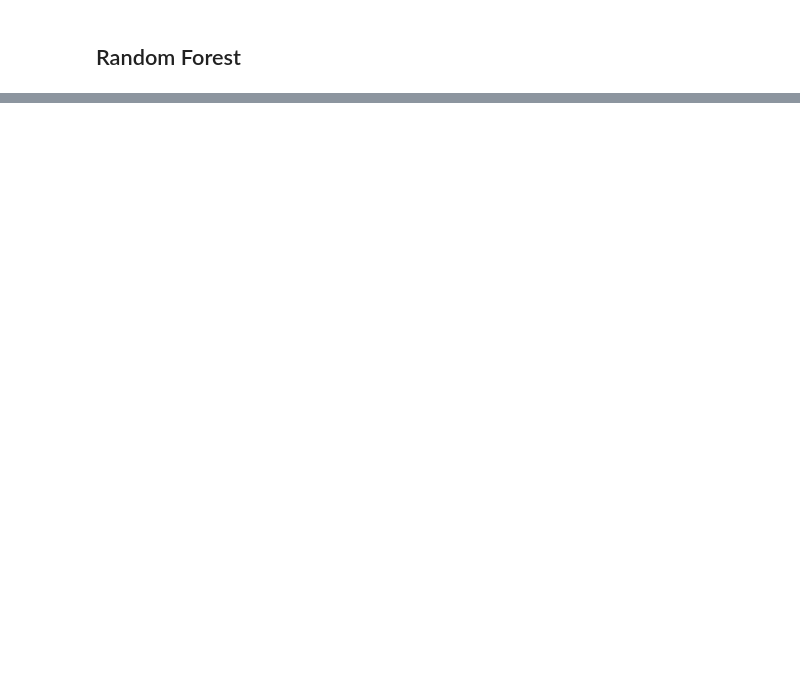
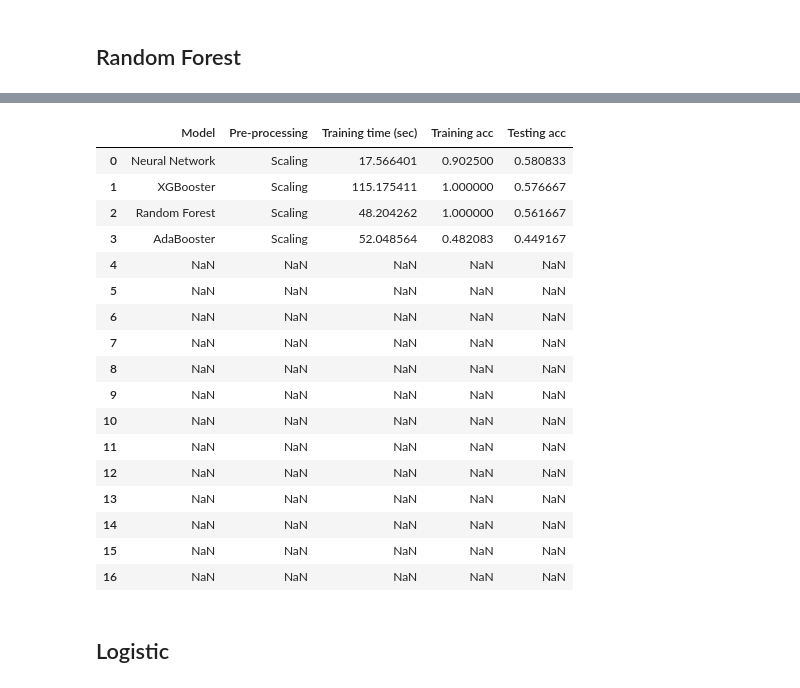
Before and after one commit to haochu-liu/SML_practical, a Jupyter notebook: all_models.ipynb, the cells around one changed output, grey strips where cells are left out. Drawn from its saved outputs; the diff is of its cells as text; code cells hidden in the pictures; blank space fills up the shorter version.

```diff
--- a/all_models.ipynb
+++ b/all_models.ipynb
@@ -303,0 +266,32 @@ performance
+# %%
+performance.iloc[i, 0] = 'AdaBooster'
+performance.iloc[i, 1] = 'Scaling'
+# %%
+from sklearn.ensemble import AdaBoostClassifier
+
+
+model = AdaBoostClassifier(random_state=42)
+performance.iloc[i, 2:5], y_train_pred_m, y_val_pred_m  = fit_model(model, 'search_param/abc_param.json', 'scaler',
+    X_train_sc, y_train_encoded, X_val_sc, y_val_encoded)
+
+i += 1
+performance
+# %% [output]
+|  | Model | Pre-processing | Training time (sec) | Training acc | Testing acc |
+| 0 | Neural Network | Scaling | 17.566401 | 0.902500 | 0.580833 |
+| 1 | XGBooster | Scaling | 115.175411 | 1.000000 | 0.576667 |
+| 2 | Random Forest | Scaling | 48.204262 | 1.000000 | 0.561667 |
+| 3 | AdaBooster | Scaling | 52.048564 | 0.482083 | 0.449167 |
+| 4 | NaN | NaN | NaN | NaN | NaN |
+| 5 | NaN | NaN | NaN | NaN | NaN |
+| 6 | NaN | NaN | NaN | NaN | NaN |
+| 7 | NaN | NaN | NaN | NaN | NaN |
+| 8 | NaN | NaN | NaN | NaN | NaN |
+| 9 | NaN | NaN | NaN | NaN | NaN |
+| 10 | NaN | NaN | NaN | NaN | NaN |
+| 11 | NaN | NaN | NaN | NaN | NaN |
+| 12 | NaN | NaN | NaN | NaN | NaN |
+| 13 | NaN | NaN | NaN | NaN | NaN |
+| 14 | NaN | NaN | NaN | NaN | NaN |
+| 15 | NaN | NaN | NaN | NaN | NaN |
+| 16 | NaN | NaN | NaN | NaN | NaN |
@@ -303,0 +301,2 @@ performance
+# %% [markdown]
+## Logistic
```
Also changed, not shown: parts of 53 cells of this notebook, 23 other files.
